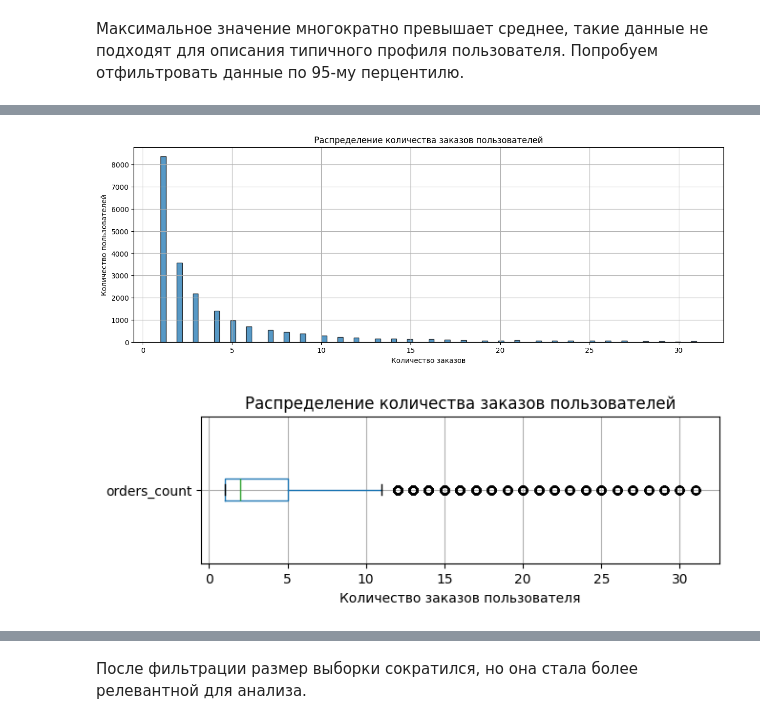
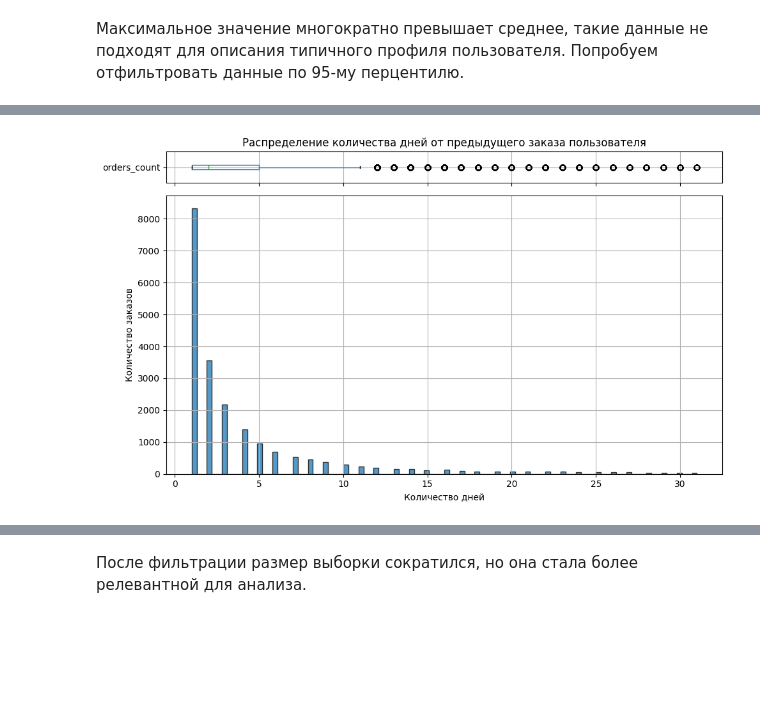
Before and after one commit to peterdudochkin/Project_YAfisha_Analysis, a Jupyter notebook: Проект Анализ лояльности пользователей Яндекс Афиши автор Пётр Дудочкин.ipynb, the cells around one changed output, grey strips where cells are left out. Saved outputs shown, nothing was run; the diff lists cells and outputs as text; code cells hidden in the pictures; blank space fills up the shorter version.

```diff
--- a/Проект Анализ лояльности пользователей Яндекс Афиши автор Пётр Дудочкин.ipynb
+++ b/Проект Анализ лояльности пользователей Яндекс Афиши автор Пётр Дудочкин.ipynb
@@ -351,0 +320,2 @@ plt.show()
+# %%
+df = df[df['revenue_rub'] > 0]
@@ -353,8 +426,8 @@ plt.show()
 Распределение данных выглядит положительно асимметричным, максимальное значение гораздо больше медианы. Большинство заказов расположено в пределах 10000 руб., более высокие значения можно отнести к выбросам.
 Отфильтруем значения столбца `revenue_rub` по 99 перцентилю.
 # %%
-percentile_99 = df['revenue_rub'].quantile(0.99)
-df2 = df[df['revenue_rub'] <= percentile_99]
+percentile_99 = df1['revenue_rub'].quantile(0.99)
+df2 = df1[df1['revenue_rub'] <= percentile_99]
 # %%
 # Изучаем статистические показатели отфильтрованного столбца revenue_rub
 print('Статистические показатели столбца revenue_rub:')
@@ -820,38 +912,37 @@ min          1.000000
 max         31.000000
 Name: orders_count, dtype: float64
 # %%
-# Строим гистограмму распределения количества заказов пользователей
-plt.figure(figsize=(15, 5))
+# Строим гистограмму и боксплот распределения количества дней от предыдущего заказа пользователя с фильтрацией по 95-му перцентилю
+fig, (ax_box, ax_hist) = plt.subplots(
+    2,
+    sharex=True,
+    gridspec_kw={"height_ratios": (0.1, 0.9)},
+    figsize=(10, 6)
+)
+
+df_users3.boxplot(column='orders_count', vert=False, ax=ax_box)
+ax_box.set_title('Распределение количества дней от предыдущего заказа пользователя')
+ax_box.set_xlabel('')
+ax_box.grid(True)
 
 df_users3['orders_count'].plot(
-                kind='hist',
-                bins=100,
-                alpha=0.75,
-                edgecolor='black',
-                rot=0,
+    kind='hist',
+    bins=100,
+    alpha=0.75,
+    edgecolor='black',
+    rot=0,
+    ax=ax_hist
 )
 
-plt.title('Распределение количества заказов пользователей')
-plt.xlabel('Количество заказов')
-plt.ylabel('Количество пользователей')
+ax_hist.set_xlabel('Количество дней')
+ax_hist.set_ylabel('Количество заказов')
+ax_hist.grid(True)
 
-plt.grid()
-
+plt.tight_layout()
 plt.show()
+plt.show()
 # %% [output]
-[figure, old version]
+[figure, new version]
-# %%
-# Строим диаграмму размаха значений в столбце orders_count
-plt.figure(figsize=(7, 2))
-
-df_users3.boxplot(column='orders_count', vert=False)
-
-plt.title('Распределение количества заказов пользователей')
-plt.xlabel('Количество заказов пользователя')
-
-plt.show()
-# %% [output]
-[figure, removed]
 # %%
 # Оценка объёма отфильтрованных данных
 filtered_users = round((1-df_users3.shape[0]/df_users.shape[0])*100, 2)
```
Also changed, not shown: parts of 70 cells of this notebook.
